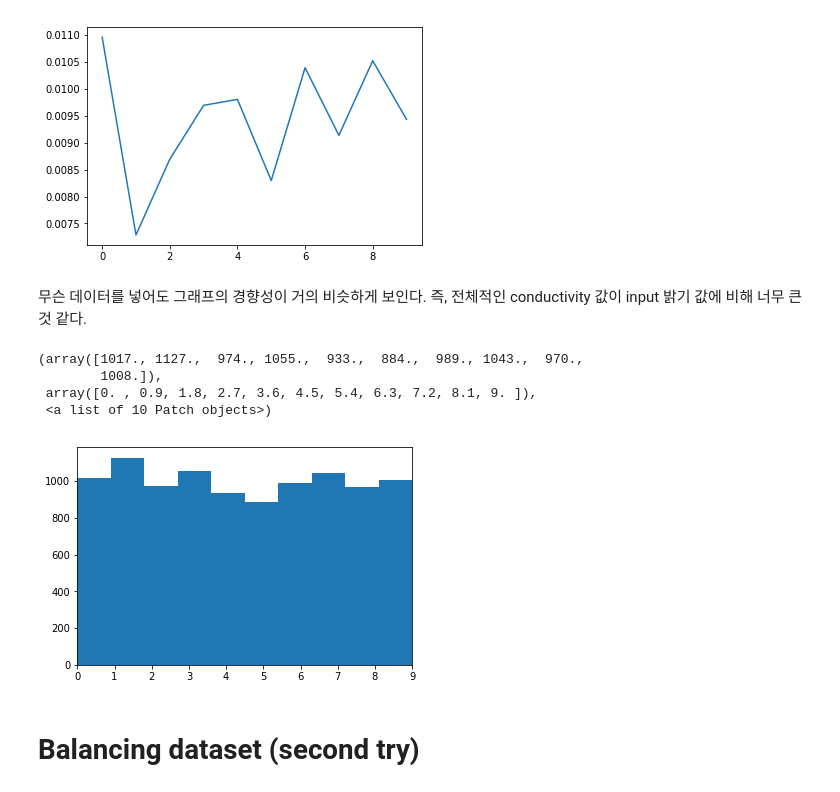
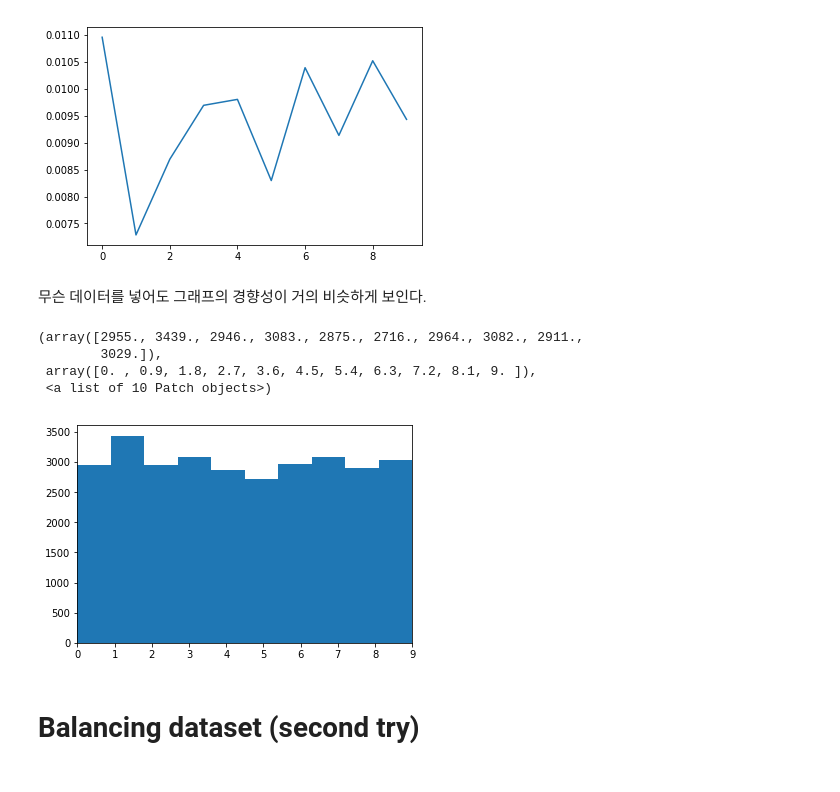
Before and after one commit to BJohn-dev/Memristor_learning_model, a Jupyter notebook: development/Memristor_mapping_new.ipynb, the cells around one changed output. Drawn from its saved outputs; the diff is of its cells as text; code cells hidden in the pictures.

```diff
--- a/development/Memristor_mapping_new.ipynb
+++ b/development/Memristor_mapping_new.ipynb
@@ -444,16 +443,16 @@ plt.show()
 # %% [output]
 [figure]
 # %% [markdown]
-무슨 데이터를 넣어도 그래프의 경향성이 거의 비슷하게 보인다. 즉, 전체적인 conductivity 값이 input 밝기 값에 비해 너무 큰 것 같다.
+무슨 데이터를 넣어도 그래프의 경향성이 거의 비슷하게 보인다.
 # %%
 plt.xlim(xmin=0, xmax=9.0)
-plt.hist(mnist.train.labels[:10000])
+plt.hist(mnist.train.labels[:30000])
 # %% [output]
-(array([1017., 1127.,  974., 1055.,  933.,  884.,  989., 1043.,  970.,
-        1008.]),
+(array([2955., 3439., 2946., 3083., 2875., 2716., 2964., 3082., 2911.,
+        3029.]),
  array([0. , 0.9, 1.8, 2.7, 3.6, 4.5, 5.4, 6.3, 7.2, 8.1, 9. ]),
  <a list of 10 Patch objects>)
-[figure, old version]
+[figure, new version]
 # %% [markdown]
 # Balancing dataset (second try)
 # %%
```
Also changed, not shown: parts of 4 cells of this notebook.
